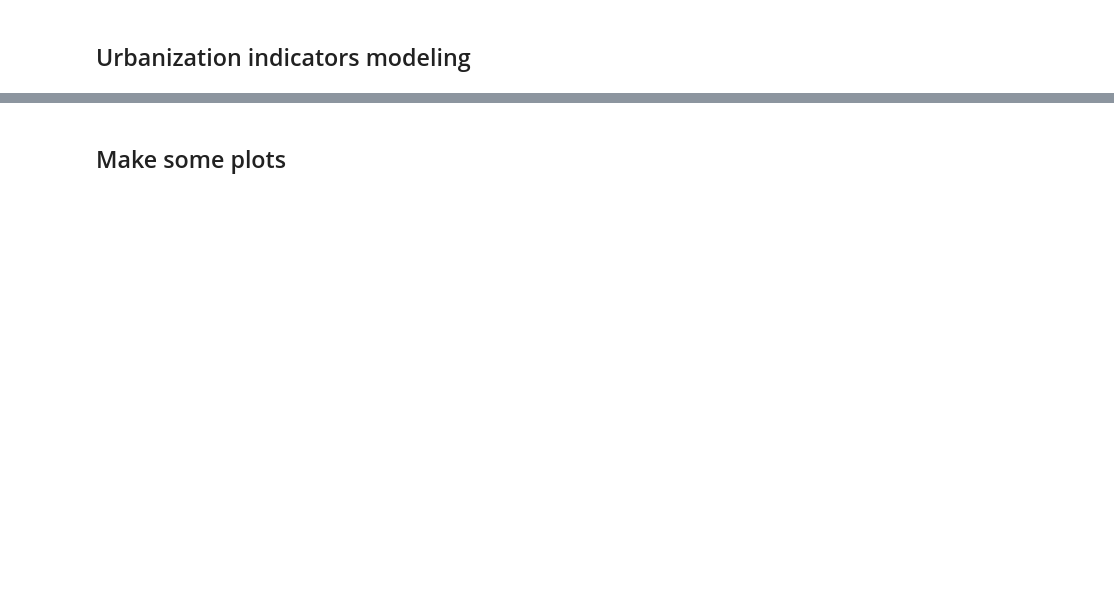
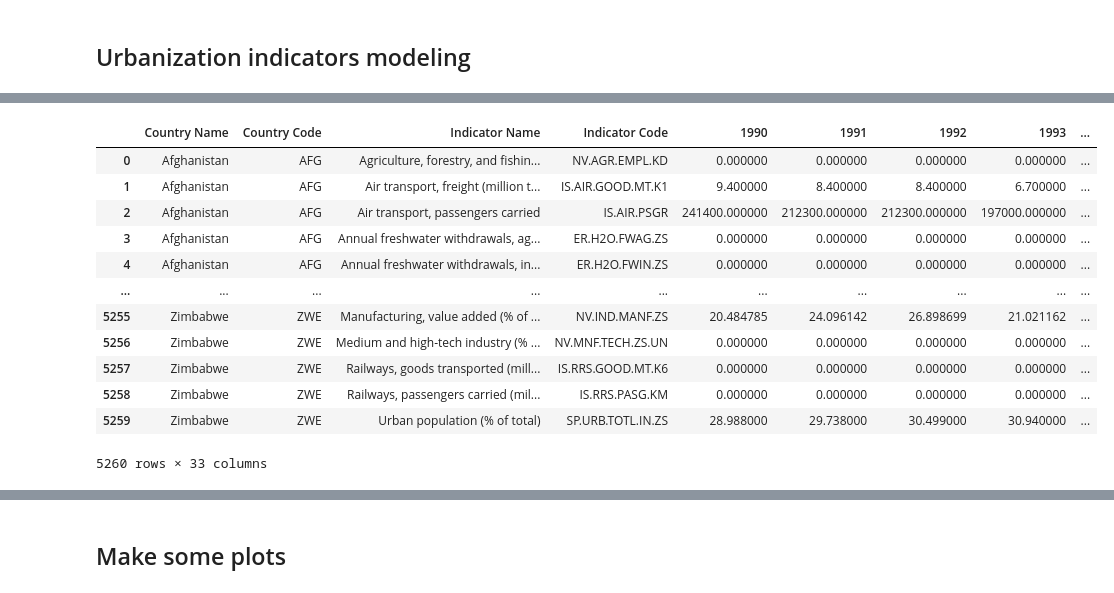
Before and after one commit to bianyuanop/WorldHappinessAnalysis, a Jupyter notebook: modeling.ipynb, the cells around one changed output, grey strips where cells are left out. Drawn from its saved outputs; the diff is of its cells as text; code cells hidden in the pictures; blank space fills up the shorter version.

```diff
--- a/modeling.ipynb
+++ b/modeling.ipynb
@@ -301,0 +316,41 @@ Length: 5260, dtype: int64
+# %%
+### time series data preparing
+row = sgd_urban.iloc[4, :]
+def impute_row(row):
+    row_numeric = row.iloc[4:].to_numpy()
+
+    row_numeric.shape
+
+    i = 0
+    while i < row_numeric.shape[0] and np.isnan(row_numeric[i]):
+        row_numeric[i] = 0
+        i += 1
+
+    j = i + 1
+
+    while i < row_numeric.shape[0]:
+        while i < row_numeric.shape[0] and not np.isnan(row_numeric[i]):
+            i += 1
+
+        if i == row_numeric.shape[0]:
+            break
+
+        j = i
+        i -= 1
+
+        while j < row_numeric.shape[0] and np.isnan(row_numeric[j]):
+            j += 1
+
+        # means all the values behind index i is null
+        if j == row_numeric.shape[0]:
+            for index in range(i+1, j):
+                row_numeric[index] = row_numeric[i]
+        else:
+            for index in range(i+1, j):
+                row_numeric[index] = row_numeric[i] + (row_numeric[j] - row_numeric[i]) * (index-i) / (j-i)
+
+    row.iloc[4:] = row_numeric
+
+    return row
+
+impute_row(row)
@@ -301,0 +379,18 @@ Length: 5260, dtype: int64
+# %%
+sgd_imputed = sgd_urban.apply(impute_row, axis=1)
+# %%
+sgd_imputed
+# %% [output]
+|  | Country Name | Country Code | Indicator Name | Indicator Code | 1990 | 1991 | 1992 | 1993 | ... |
+| 0 | Afghanistan | AFG | Agriculture, forestry, and fishin... | NV.AGR.EMPL.KD | 0.000000 | 0.000000 | 0.000000 | 0.000000 | ... |
+| 1 | Afghanistan | AFG | Air transport, freight (million t... | IS.AIR.GOOD.MT.K1 | 9.400000 | 8.400000 | 8.400000 | 6.700000 | ... |
+| 2 | Afghanistan | AFG | Air transport, passengers carried | IS.AIR.PSGR | 241400.000000 | 212300.000000 | 212300.000000 | 197000.000000 | ... |
+| 3 | Afghanistan | AFG | Annual freshwater withdrawals, ag... | ER.H2O.FWAG.ZS | 0.000000 | 0.000000 | 0.000000 | 0.000000 | ... |
+| 4 | Afghanistan | AFG | Annual freshwater withdrawals, in... | ER.H2O.FWIN.ZS | 0.000000 | 0.000000 | 0.000000 | 0.000000 | ... |
+| ... | ... | ... | ... | ... | ... | ... | ... | ... | ... |
+| 5255 | Zimbabwe | ZWE | Manufacturing, value added (% of ... | NV.IND.MANF.ZS | 20.484785 | 24.096142 | 26.898699 | 21.021162 | ... |
+| 5256 | Zimbabwe | ZWE | Medium and high-tech industry (% ... | NV.MNF.TECH.ZS.UN | 0.000000 | 0.000000 | 0.000000 | 0.000000 | ... |
+| 5257 | Zimbabwe | ZWE | Railways, goods transported (mill... | IS.RRS.GOOD.MT.K6 | 0.000000 | 0.000000 | 0.000000 | 0.000000 | ... |
+| 5258 | Zimbabwe | ZWE | Railways, passengers carried (mil... | IS.RRS.PASG.KM | 0.000000 | 0.000000 | 0.000000 | 0.000000 | ... |
+| 5259 | Zimbabwe | ZWE | Urban population (% of total) | SP.URB.TOTL.IN.ZS | 28.988000 | 29.738000 | 30.499000 | 30.940000 | ... |
+5260 rows × 33 columns
```
Also changed, not shown: parts of 30 cells of this notebook, 1 other file.
